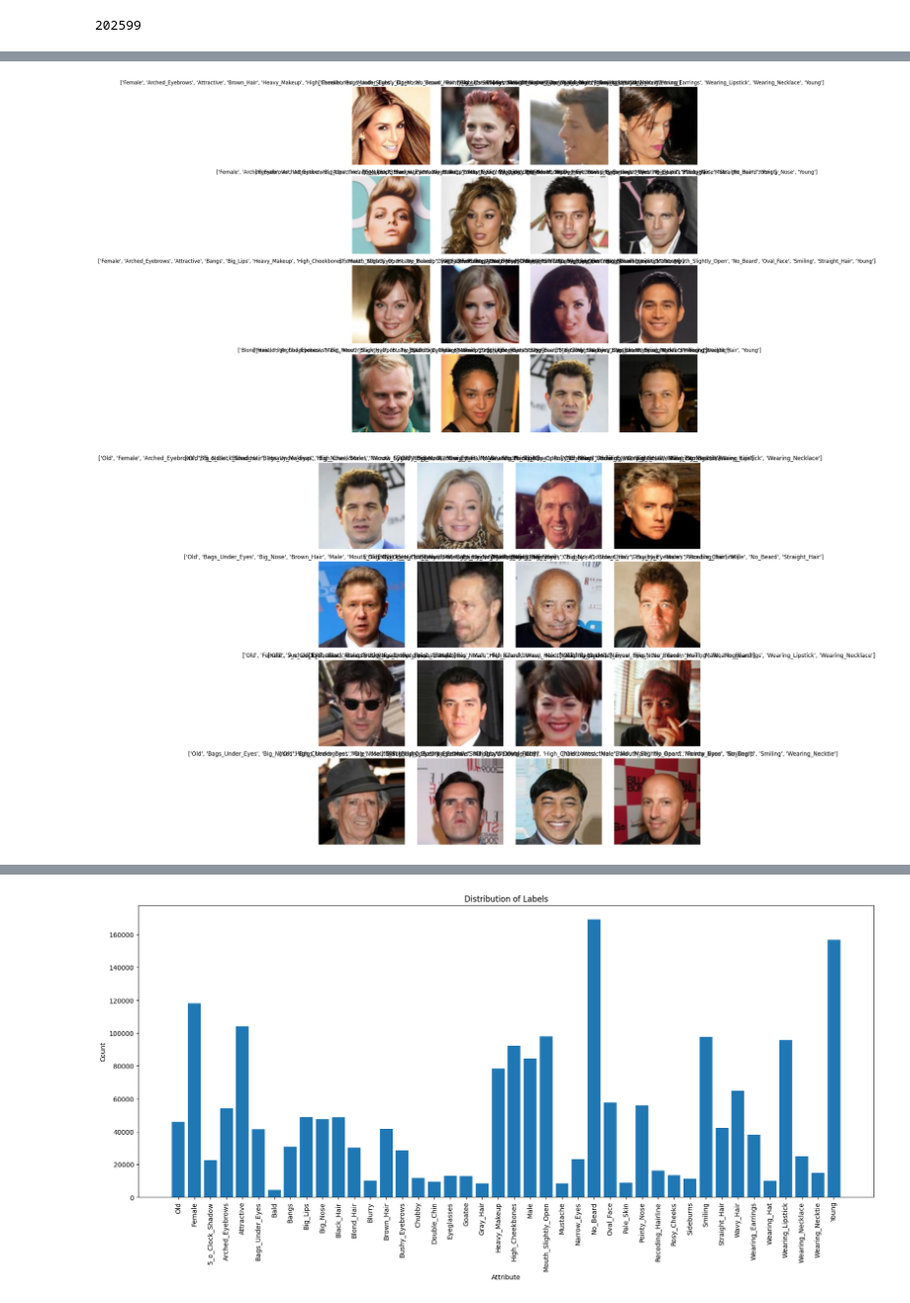
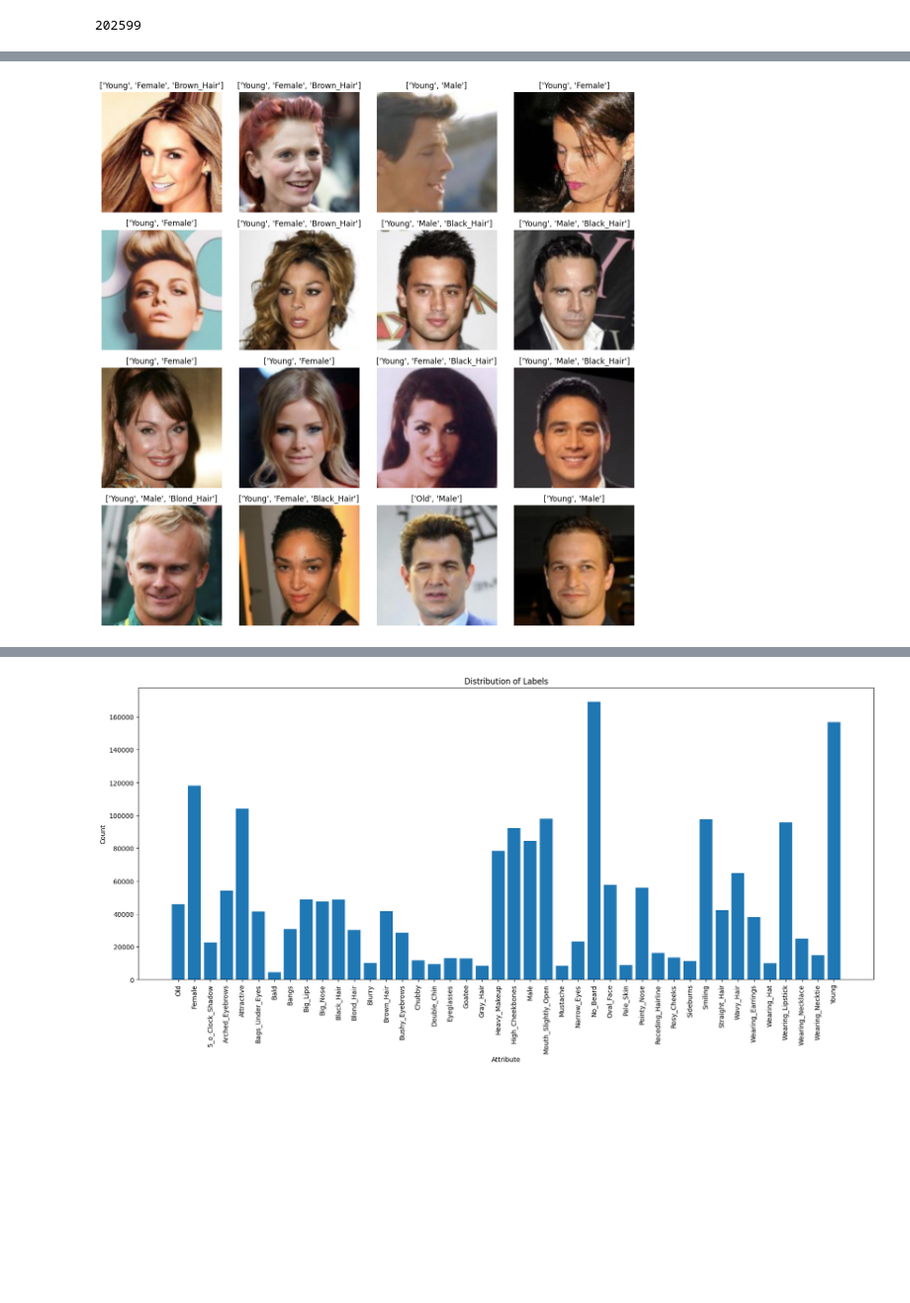
Before and after one commit to xXCoffeeColaXc/AlteregoCreator, a Jupyter notebook: eda.ipynb, the cells around one changed output, grey strips where cells are left out. Shown at 99% size. Drawn from its saved outputs; the diff is of its cells as text; code cells hidden in the pictures; blank space fills up the shorter version.

```diff
--- a/eda.ipynb
+++ b/eda.ipynb
@@ -100,21 +56,26 @@ attr2idx
 # %%
+crop_size = 178
+image_size = 128
+
 transform = transforms.Compose([
     transforms.RandomHorizontalFlip(),
     transforms.CenterCrop(crop_size),
-    transforms.Resize(img_size),
+    transforms.Resize(image_size),
     transforms.ToTensor(),
     transforms.Normalize(mean=[0.5, 0.5, 0.5], std=[0.5, 0.5, 0.5])
 ])
 
+attr2id_map = {name: idx for idx, name in all_attrs_map.items()}
+
 class CelebA(Dataset):
-    def __init__(self, data_dir: Path, split: str, selected_attrs: dict, transform: transforms.Compose):
-        self.data_dir = data_dir
-        self.split = split
+
+    def __init__(self, root_dir, selected_attrs, transform):
+        self.root_dir = root_dir
         self.selected_attrs = selected_attrs
         self.transform = transform
 
-        self.img_dir = data_dir / 'images'
-        self.attr_path = data_dir / 'list_attr_celeba.txt'
+        self.img_dir = self.root_dir / 'images'
+        self.attr_path = self.root_dir / 'list_attr_celeba.txt'
 
         self.images = []
         self.labels = []
@@ -123,25 +84,24 @@ class CelebA(Dataset):
 
     def preprocess(self):
         lines = [line.rstrip() for line in open(self.attr_path, 'r')]
-        lines = lines[2:] # actual images with label information
+        lines = lines[2:]  # actual images with label information
 
         for i, line in enumerate(lines):
             split = line.split()
             filename = split[0]
             values = split[1:]
 
-            label = []
-            for idx in self.selected_attrs.keys():
-                if idx == -2:
-                    label.append(1 if values[39] != '1' else 0) # If not young then old
-                elif idx == -1:
-                    label.append(1 if values[20] != '1' else 0) # If not male then female
+            label = []  # [Old, Young, Female, Male, Black_Hair, Blond_Hair, Brown_Hair]
+            for attr in self.selected_attrs:
+                if attr == 'Old':
+                    label.append(1 if values[39] != '1' else 0)  # If not young then old
+                elif attr == 'Female':
+                    label.append(1 if values[20] != '1' else 0)  # If not male then female
                 else:
-                    label.append(1 if values[idx] == '1' else 0)
+                    label.append(1 if values[attr2id_map[attr]] == '1' else 0)
 
             if np.sum(label) == 0:
                 continue
-
 
             self.images.append(filename)
             self.labels.append(label)
@@ -158,7 +118,9 @@ class CelebA(Dataset):
     def __len__(self):
         return len(self.images)
 # %%
-dataset = CelebA(data_dir, split, selected_attrs, transform)
+data_dir = Path('/media/talmacsi/48a93eb4-f27d-48ec-9f74-64e475c3b6ff/Downloads/celeba')
+
+dataset = CelebA(data_dir, selected_attrs, transform)
 print(len(dataset.images))
 # %% [output]
 202599
@@ -185,18 +131,18 @@ dataset.images[0], dataset.labels[0]
 # %%
 def plot_images(images, labels):
     fig, axes = plt.subplots(nrows=4, ncols=4, figsize=(12, 12))
     for i, ax in enumerate(axes.flat):
         image = images[i] * 0.5 + 0.5
         image = image.permute(1, 2, 0).numpy()
-        label_idx = [idx2attr[i] for i, label in enumerate(labels[i].numpy().tolist()) if label == 1.0]
-        label_names = [selected_attrs[idx] for idx in label_idx]
+        label = labels[i].numpy().tolist()
+        label_names = [selected_attrs[i] for i, l_value in enumerate(label) if l_value == 1]
         ax.imshow(image)
         ax.axis('off')
         ax.set_title(label_names)
     plt.tight_layout()
     plt.show()
 
 images, labels = zip(*[dataset[i] for i in range(16)])
 plot_images(images, labels)
 # %% [output]
-[figure, old version]
+[figure, new version]
@@ -206,7 +149,3 @@ young_pairs = [i for i, label in enumerate(dataset.labels) if label[young_idx] !
-# %%
-plot_images([dataset[i][0] for i in young_pairs[:16]], [dataset[i][1] for i in young_pairs[:16]])
-# %% [output]
-[figure, removed]
 # %%
 value_counts = np.zeros(len(selected_attrs))
 
```
Also changed, not shown: parts of 13 cells of this notebook, 10 other files.
